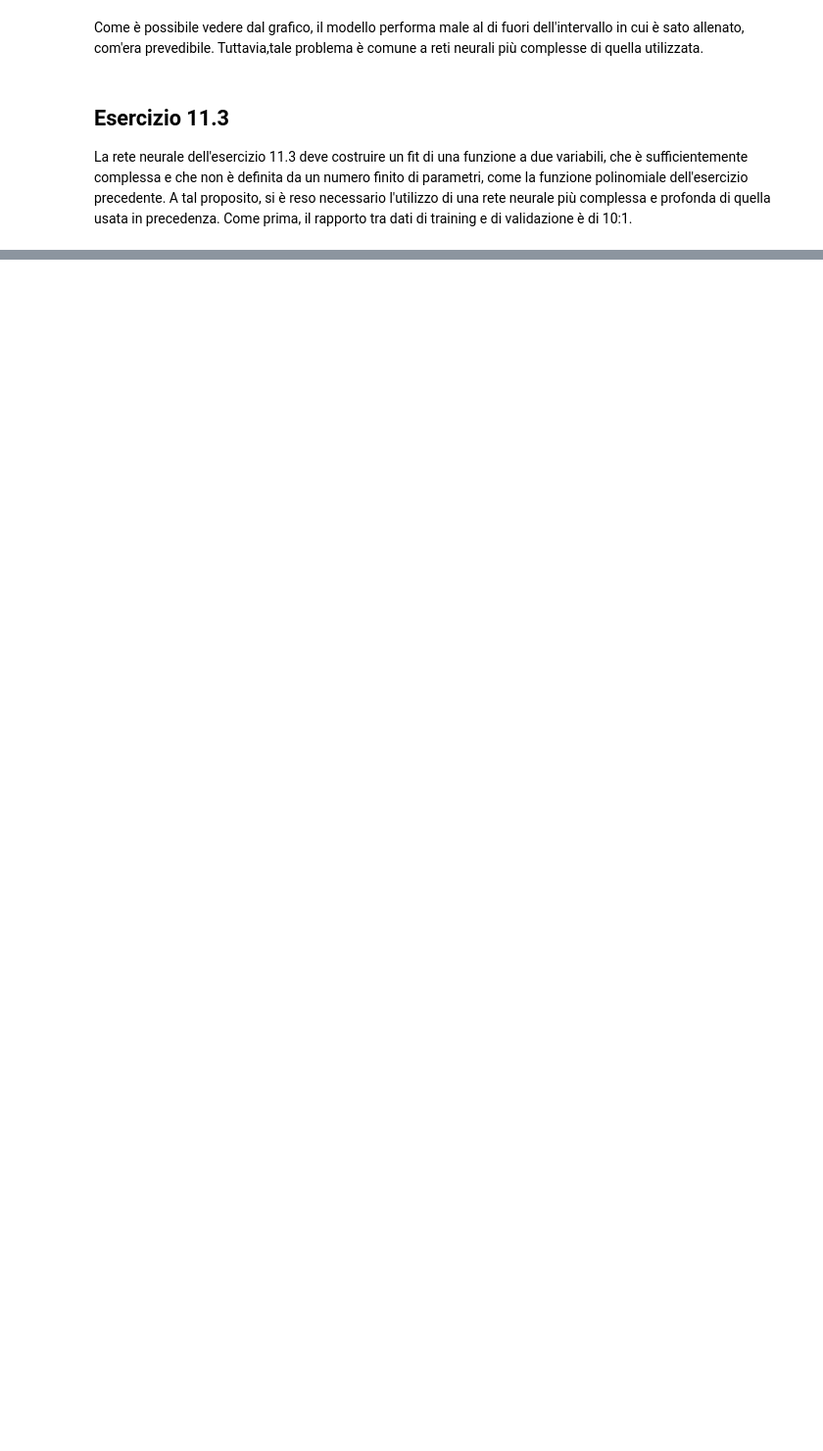
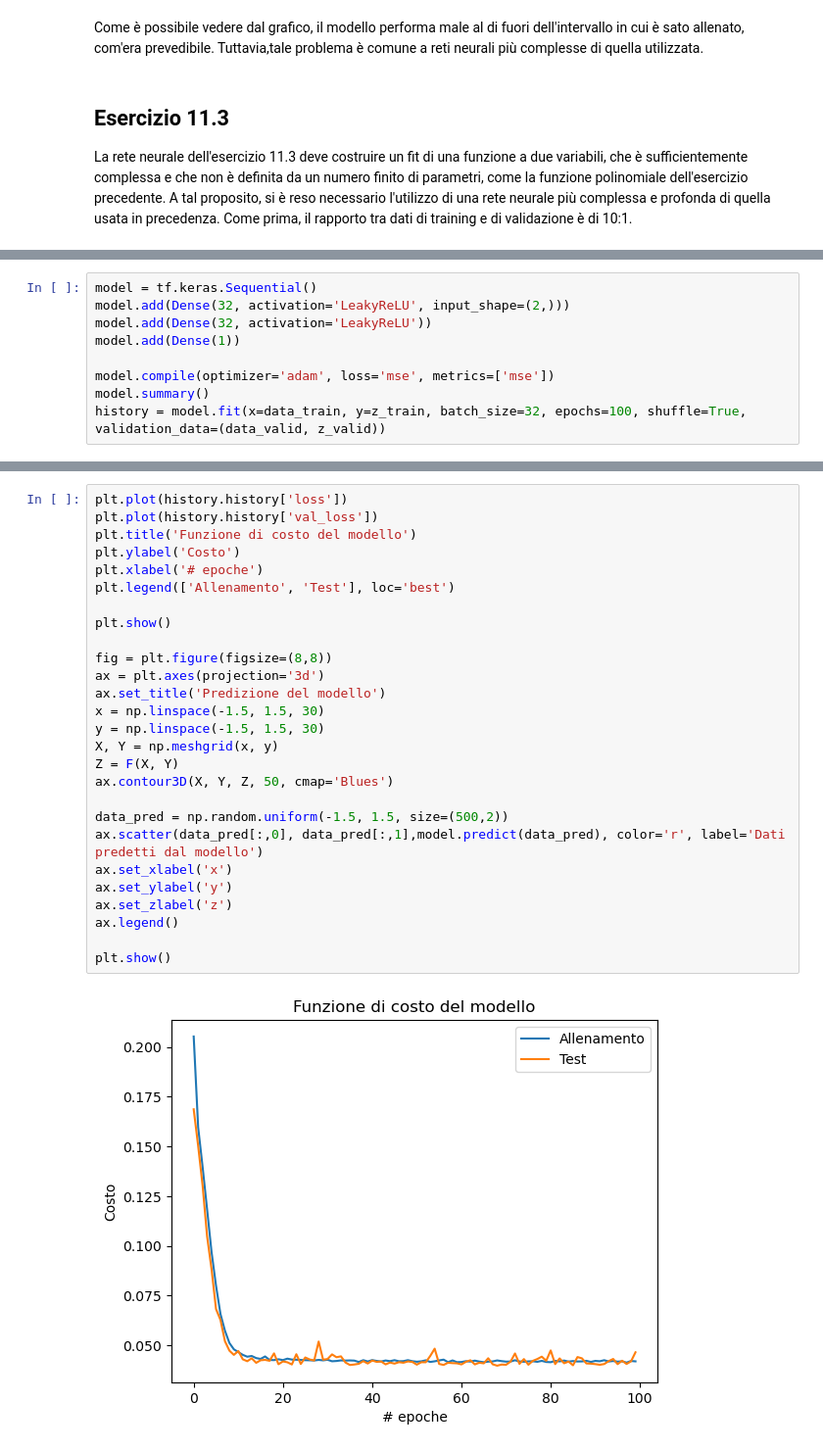
Before and after one commit to paolo-magnani/Esercizi_LSN, a Jupyter notebook: Es11/Esercitazione11.ipynb, the cells around one changed output, grey strips where cells are left out. Shown at 98% size. Cells and saved outputs as stored; diff of their text form; blank space fills up the shorter version.

```diff
--- a/Es11/Esercitazione11.ipynb
+++ b/Es11/Esercitazione11.ipynb
@@ -399 +407,10 @@ ax.legend()
 [figure]
+# %%
+model = tf.keras.Sequential()
+model.add(Dense(32, activation='LeakyReLU', input_shape=(2,)))
+model.add(Dense(32, activation='LeakyReLU'))
+model.add(Dense(1))
+
+model.compile(optimizer='adam', loss='mse', metrics=['mse'])
+model.summary()
+history = model.fit(x=data_train, y=z_train, batch_size=32, epochs=100, shuffle=True, validation_data=(data_valid, z_valid))
@@ -399,0 +435,29 @@ ax.legend()
+# %%
+plt.plot(history.history['loss'])
+plt.plot(history.history['val_loss'])
+plt.title('Funzione di costo del modello')
+plt.ylabel('Costo')
+plt.xlabel('# epoche')
+plt.legend(['Allenamento', 'Test'], loc='best')
+
+plt.show()
+
+fig = plt.figure(figsize=(8,8))
+ax = plt.axes(projection='3d')
+ax.set_title('Predizione del modello')
+x = np.linspace(-1.5, 1.5, 30)
+y = np.linspace(-1.5, 1.5, 30)
+X, Y = np.meshgrid(x, y)
+Z = F(X, Y)
+ax.contour3D(X, Y, Z, 50, cmap='Blues')
+
+data_pred = np.random.uniform(-1.5, 1.5, size=(500,2))
+ax.scatter(data_pred[:,0], data_pred[:,1],model.predict(data_pred), color='r', label='Dati predetti dal modello')
+ax.set_xlabel('x')
+ax.set_ylabel('y')
+ax.set_zlabel('z')
+ax.legend()
+
+plt.show()
+# %% [output]
+[figure, added]
```
Also changed, not shown: parts of 14 cells of this notebook.
